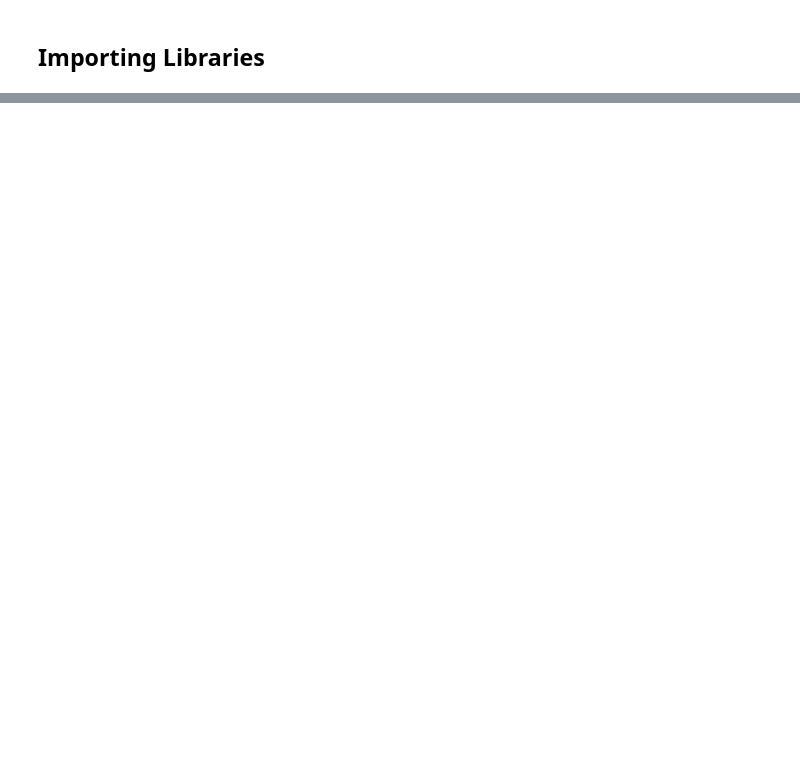
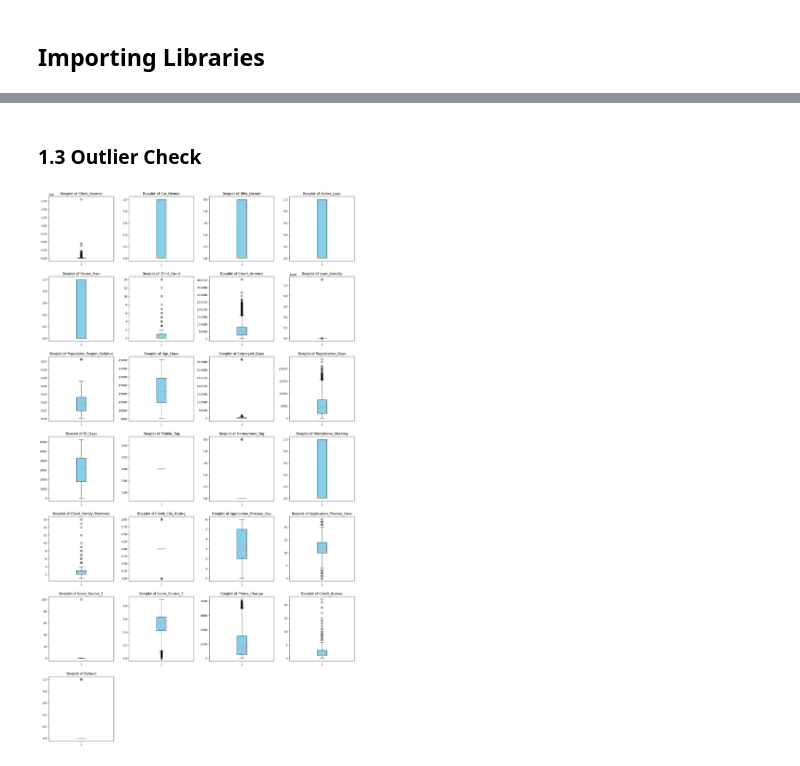
Before and after one commit to rohit180497/NBFI-Loan-Repayment, a Jupyter notebook: notebooks/Report.ipynb, the cells around one changed output, grey strips where cells are left out. Saved outputs shown, nothing was run; the diff lists cells and outputs as text; code cells hidden in the pictures; blank space fills up the shorter version.

Commit message:
data uploaded

```diff
--- a/notebooks/Report.ipynb
+++ b/notebooks/Report.ipynb
@@ -17,0 +227,8 @@ ModuleNotFoundError: No module named 'pyodbc'
+# %%
+data['Loan_Annuity'] = (
+    data['Loan_Annuity']
+    .str.replace(r'[^\d.-]', '1111111', regex=True)  # Keep only numbers, decimals, and negatives and replacing it with unique value later we'll impute nan and then mean
+    .astype('float')
+)
+# %%
+data['Loan_Annuity'].replace(1111111, np.nan, inplace=True)
@@ -17,0 +248,4 @@ ModuleNotFoundError: No module named 'pyodbc'
+# %%
+# Let's impute missing values in numerical columns with median
+columns_to_clean = ["ID_Days", "Score_Source_3","Credit_Bureau", "Loan_Annuity", "Population_Region_Relative"]
+data[columns_to_clean] = data[columns_to_clean].apply(lambda x: x.fillna(x.median()))
@@ -17,0 +261,3 @@ ModuleNotFoundError: No module named 'pyodbc'
+# %%
+# Rest all missing values we will drop as most of the columns contains ~3% missing values
+data.dropna(inplace=True)
@@ -17,0 +266,23 @@ ModuleNotFoundError: No module named 'pyodbc'
+# %% [markdown]
+### 1.3 Outlier Check
+# %%
+# Identify numeric columns
+numeric_cols = data.select_dtypes(include=['number']).columns[1:]  # Exclude 'ID' column
+numeric_data = data[numeric_cols]  # Subset numeric data
+
+# Set up the grid layout for multiple boxplots
+num_cols = len(numeric_cols)
+rows = (num_cols // 4) + (num_cols % 4 > 0)  # Arrange in 4 columns
+
+plt.figure(figsize=(16, rows * 4))  # Adjust figure size dynamically
+
+# Plot boxplots for each numeric variable
+for i, col in enumerate(numeric_cols, 1):
+    plt.subplot(rows, 4, i)  # Define subplot grid
+    plt.boxplot(numeric_data[col].dropna(), patch_artist=True, boxprops=dict(facecolor="skyblue"))
+    plt.title(f"Boxplot of {col}")
+
+plt.tight_layout()  # Adjust layout for better visualization
+plt.show()
+# %% [output]
+[figure, added]
```
Also changed, not shown: parts of 35 cells of this notebook, 2 other files.
